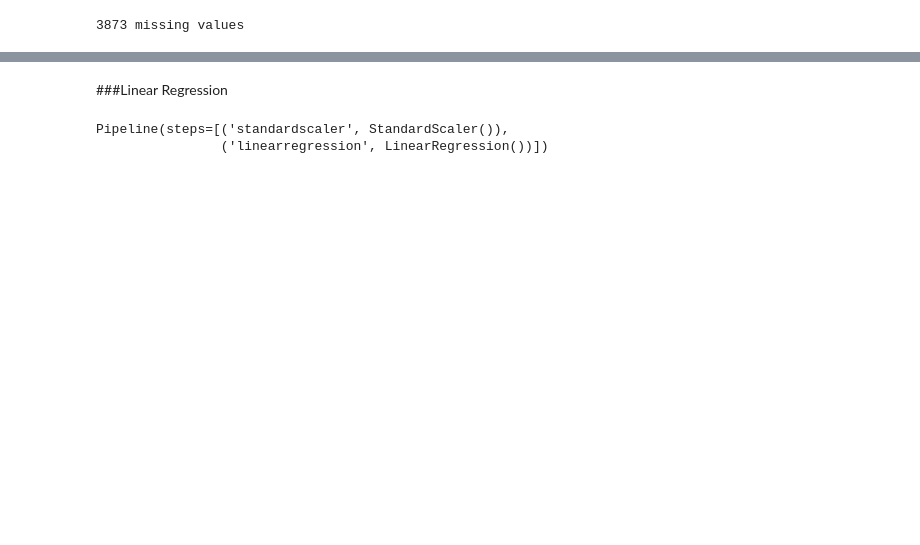
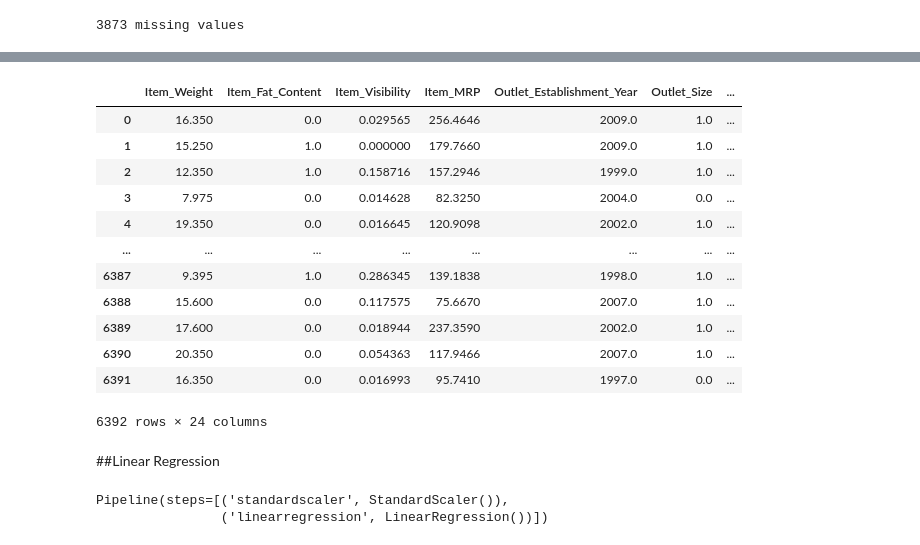
Before and after one commit to alissaleigh/CodingDojo-Project-1, a Jupyter notebook: Final_Part_Correction.ipynb, the cells around one changed output, grey strips where cells are left out. Cells and saved outputs as stored; diff of their text form; code cells hidden in the pictures; blank space fills up the shorter version.

```diff
--- a/Final_Part_Correction.ipynb
+++ b/Final_Part_Correction.ipynb
@@ -190,0 +288,7 @@ array([[ 0.81724868, -0.71277507,  1.82810922, ...,  0.        ,
+# %%
+median_imputer = SimpleImputer(strategy='median')
+
+median_imputer.fit(X_train[num_columns])
+
+X_train.loc[:, num_columns] = median_imputer.transform(X_train[num_columns])
+X_test.loc[:, num_columns] = median_imputer.transform(X_test[num_columns])
@@ -190,0 +314,4 @@ array([[ 0.81724868, -0.71277507,  1.82810922, ...,  0.        ,
+# %%
+train_cat_data = X_train[cat_selector(X_train)]
+test_cat_data = X_test[cat_selector(X_test)]
+train_cat_data
@@ -190,0 +332,8 @@ array([[ 0.81724868, -0.71277507,  1.82810922, ...,  0.        ,
+# %%
+ohe_encoder = OneHotEncoder(sparse=False, handle_unknown='ignore')
+
+ohe_encoder.fit(train_cat_data)
+
+train_ohe = ohe_encoder.transform(train_cat_data)
+test_ohe = ohe_encoder.transform(test_cat_data)
+train_ohe
@@ -190,0 +348,5 @@ array([[ 0.81724868, -0.71277507,  1.82810922, ...,  0.        ,
+# %%
+ohe_column_names = ohe_encoder.get_feature_names_out(train_cat_data.columns)
+train_ohe = pd.DataFrame(train_ohe, columns=ohe_column_names)
+test_ohe = pd.DataFrame(test_ohe, columns=ohe_column_names)
+train_ohe
@@ -191,5 +367,28 @@ array([[ 0.81724868, -0.71277507,  1.82810922, ...,  0.        ,
+# %%
+num_selector = make_column_selector(dtype_include='number')
+
+train_nums = X_train[num_selector(X_train)].reset_index(drop=True)
+test_nums = X_test[num_selector(X_test)].reset_index(drop=True)
+
+X_train_processed = pd.concat([train_nums, train_ohe], axis=1)
+X_test_processed = pd.concat([test_nums, test_ohe], axis=1)
+X_train_processed
+# %% [output]
+|  | Item_Weight | Item_Fat_Content | Item_Visibility | Item_MRP | Outlet_Establishment_Year | Outlet_Size | ... |
+| 0 | 16.350 | 0.0 | 0.029565 | 256.4646 | 2009.0 | 1.0 | ... |
+| 1 | 15.250 | 1.0 | 0.000000 | 179.7660 | 2009.0 | 1.0 | ... |
+| 2 | 12.350 | 1.0 | 0.158716 | 157.2946 | 1999.0 | 1.0 | ... |
+| 3 | 7.975 | 0.0 | 0.014628 | 82.3250 | 2004.0 | 0.0 | ... |
+| 4 | 19.350 | 0.0 | 0.016645 | 120.9098 | 2002.0 | 1.0 | ... |
+| ... | ... | ... | ... | ... | ... | ... | ... |
+| 6387 | 9.395 | 1.0 | 0.286345 | 139.1838 | 1998.0 | 1.0 | ... |
+| 6388 | 15.600 | 0.0 | 0.117575 | 75.6670 | 2007.0 | 1.0 | ... |
+| 6389 | 17.600 | 0.0 | 0.018944 | 237.3590 | 2002.0 | 1.0 | ... |
+| 6390 | 20.350 | 0.0 | 0.054363 | 117.9466 | 2007.0 | 1.0 | ... |
+| 6391 | 16.350 | 0.0 | 0.016993 | 95.7410 | 1997.0 | 0.0 | ... |
+6392 rows × 24 columns
 # %% [markdown]
-###Linear Regression
+##Linear Regression
 # %%
 #Instantiating the scaler
 scaler = StandardScaler()
```
Also changed, not shown: parts of 55 cells of this notebook.
